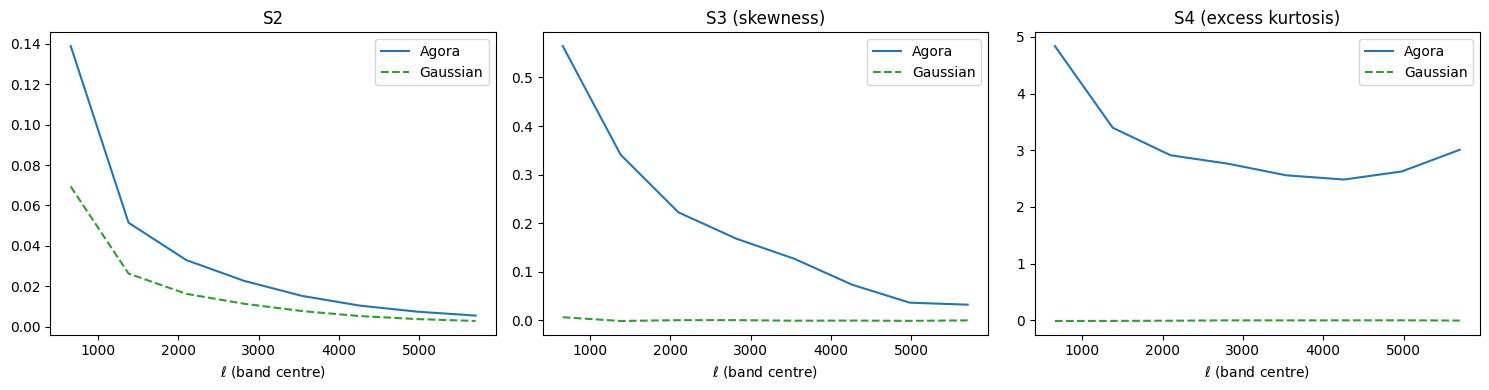
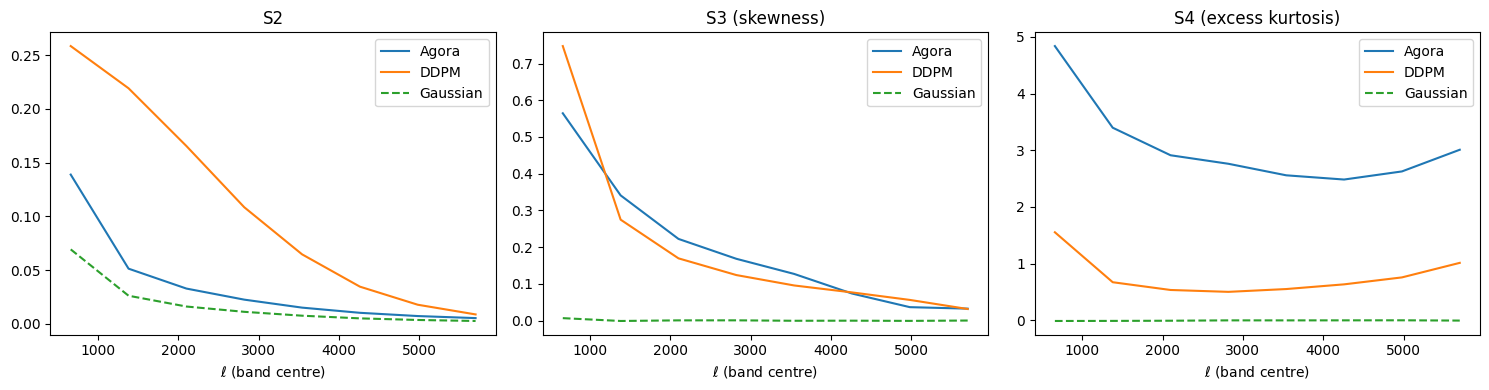
Code edit (unified diff) that turned the first committed figure into the second:
--- before
+++ after
@@ -3,5 +3,5 @@
 for ax, col, label in zip(axes, range(3), MOMENT_LABELS):
     ax.plot(bandpass_centers, agora_moments[:, :, col].mean(axis=0),  label="Agora",    color="C0")
-#    ax.plot(bandpass_centers, ddpm_moments[:, :, col].mean(axis=0),   label="DDPM",     color="C1")
+    ax.plot(bandpass_centers, ddpm_moments[:, :, col].mean(axis=0),   label="DDPM",     color="C1")
     ax.plot(bandpass_centers, gauss_moments[:, :, col].mean(axis=0),  label="Gaussian", color="C2", ls="--")
     ax.set_xlabel(r"$\ell$ (band centre)");  ax.set_title(label);  ax.legend()

Commit: Updated summary statistics notebooks. Some errors